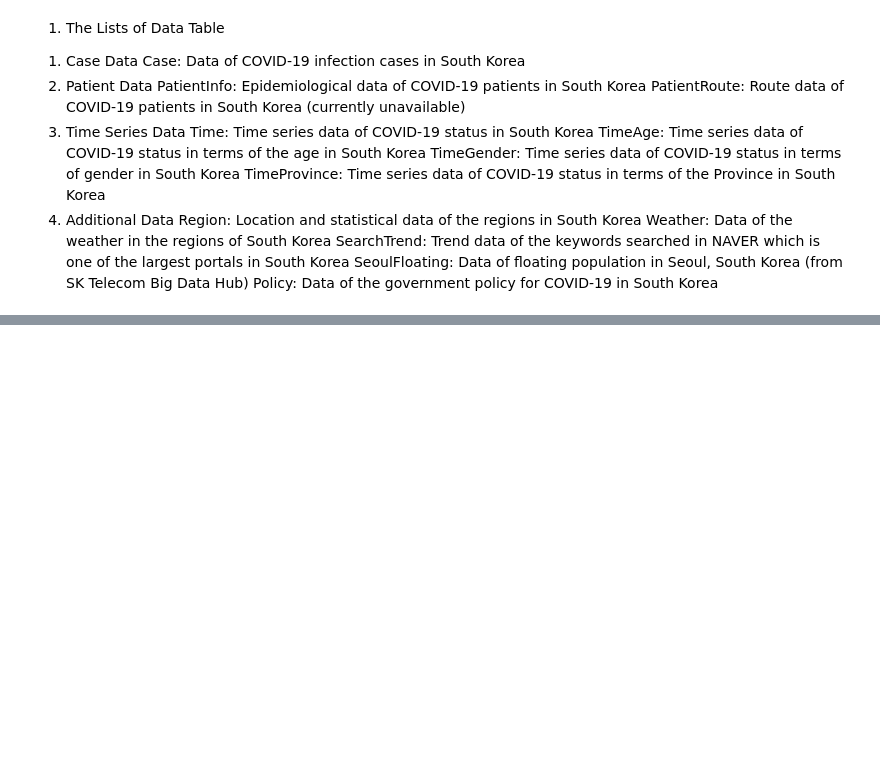
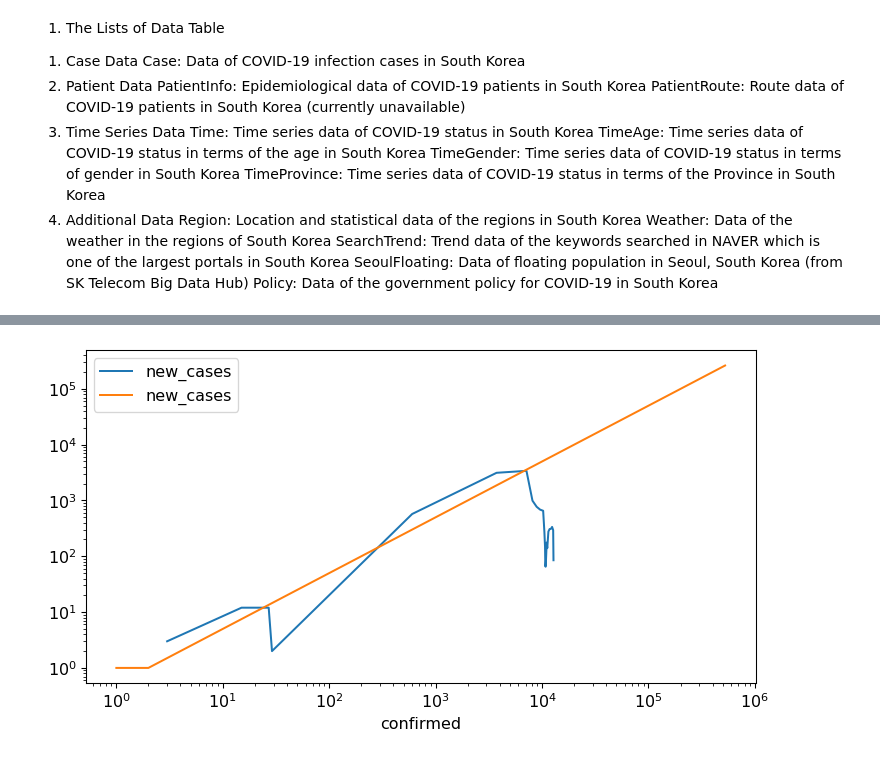
Before and after one commit to gediminas-skvarnavicius/s-korea-covid-19-analysis, a Jupyter notebook: analysis.ipynb, the cells around one changed output, grey strips where cells are left out. Drawn from its saved outputs; the diff is of its cells as text; code cells hidden in the pictures; blank space fills up the shorter version.

```diff
--- a/analysis.ipynb
+++ b/analysis.ipynb
@@ -36,0 +102,14 @@ data['Time'].plot('date')
+# %%
+# Create an array of dates starting from the start date
+dates = pd.date_range(start='2020-01-20', end='2020-06-30', freq='2D')
+
+# Create an array of confirmed cases that doubles every two days
+confirmed_cases = np.power(2, np.arange(len(dates) // 2 + 1))
+confirmed_cases = np.tile(confirmed_cases, 2)[:len(dates)]
+
+# Create an array of new cases for each date
+new_cases = np.zeros(len(dates))
+new_cases[0] = confirmed_cases[0]
+# Create a DataFrame with the date, confirmed, and new cases columns
+doubling_line = pd.DataFrame({'date': dates, 'confirmed': confirmed_cases})
+doubling_line['new_cases'] = doubling_line['confirmed'] - doubling_line['confirmed'].shift(1).fillna(0)
@@ -36,0 +143,4 @@ data['Time'].plot('date')
+# %%
+weekly_time=data['Time'].resample('W').last()
+weekly_time['new_cases'] = weekly_time['confirmed'] - weekly_time['confirmed'].shift(1).fillna(0)
+weekly_time
@@ -36,0 +166,8 @@ data['Time'].plot('date')
+# %%
+fig_trends,ax_trends=plt.subplots(figsize=(base_fig_wid, base_fig_wid / 2), dpi=96)
+weekly_time.plot(x='confirmed',y='new_cases',ax=ax_trends)
+doubling_line[:20].plot(x='confirmed',y='new_cases',ax=ax_trends)
+ax_trends.set_yscale('log')
+ax_trends.set_xscale('log')
+# %% [output]
+[figure, added]
```
Also changed, not shown: parts of 16 cells of this notebook, 27 other files.
